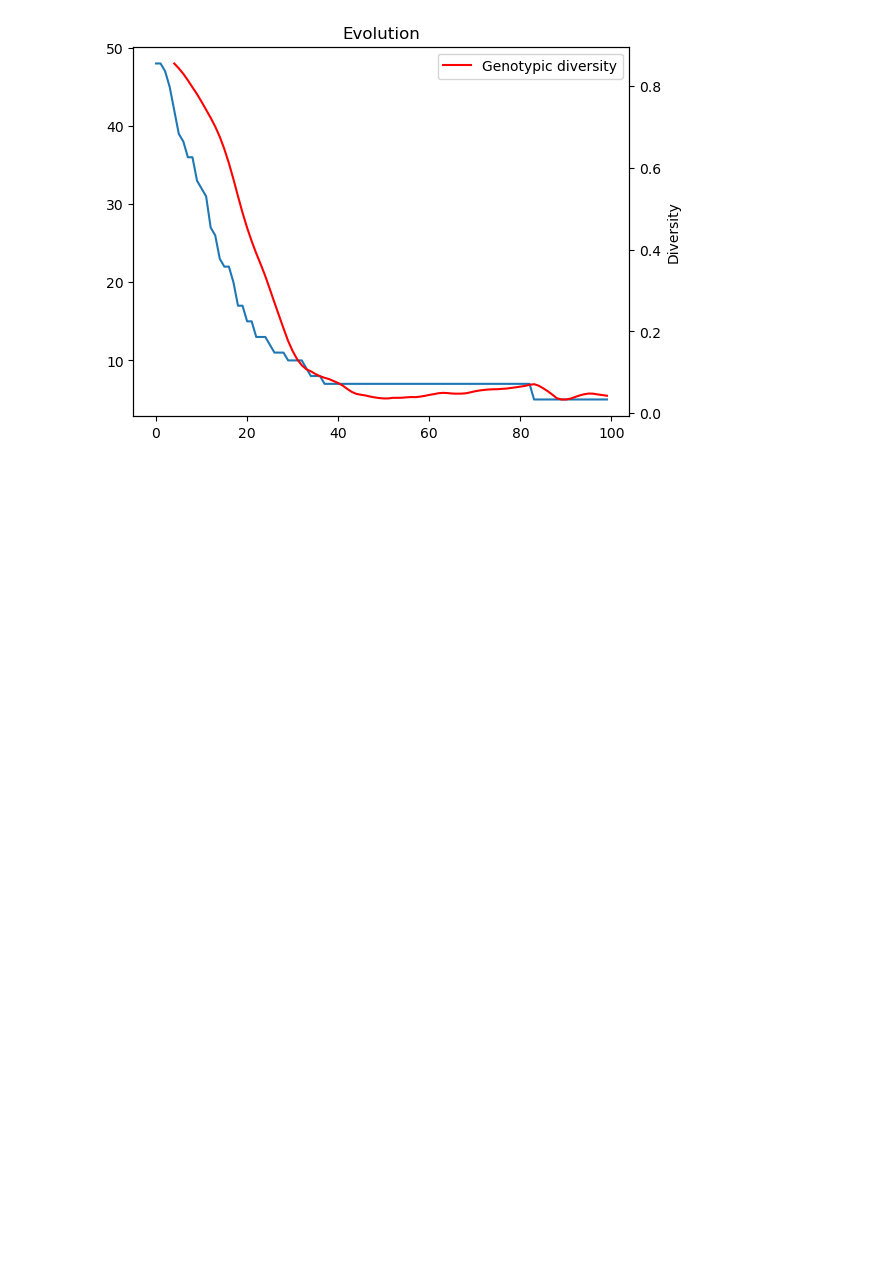
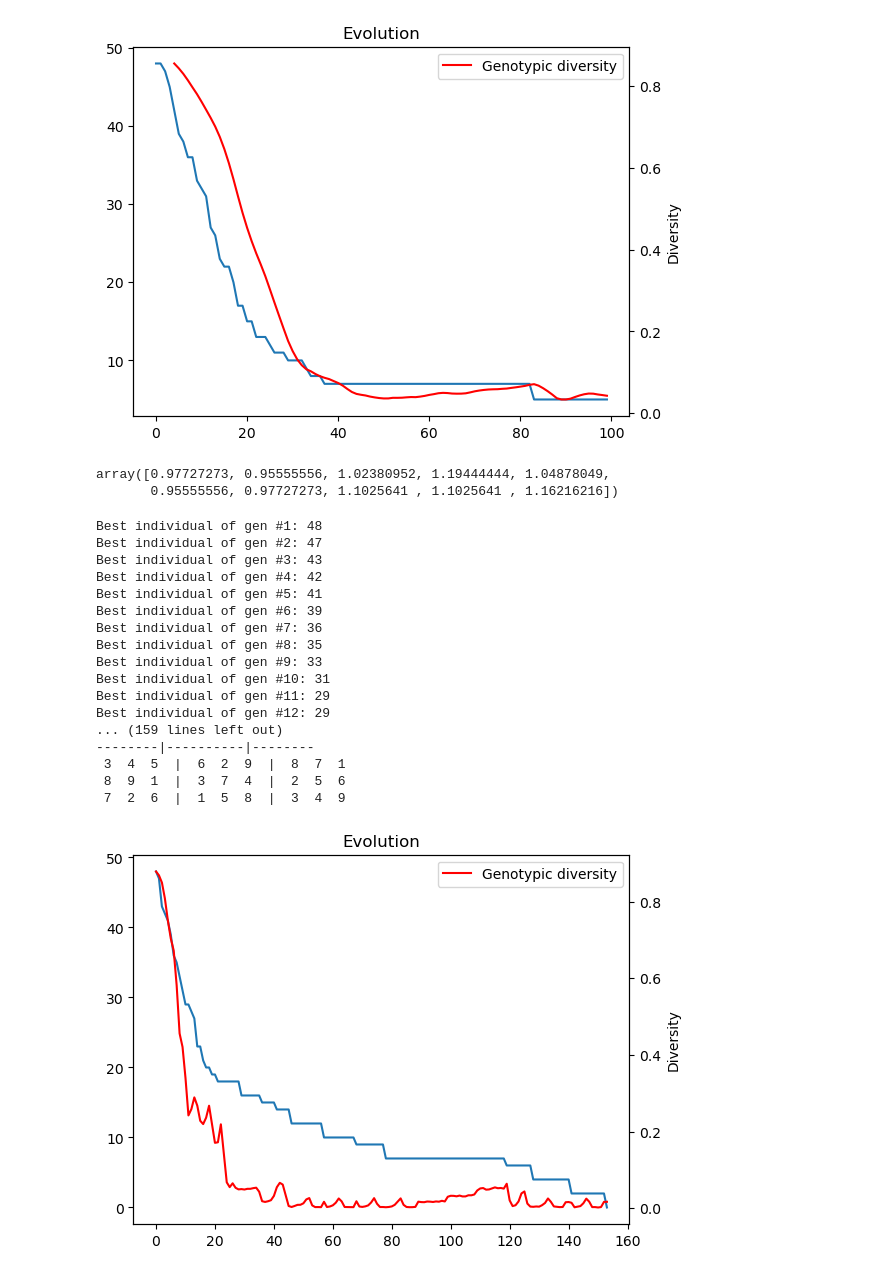
Before and after one commit to amarmate/CIFO24, a Jupyter notebook: experimentation and evaluation.ipynb, the cells around one changed output. Drawn from its saved outputs; the diff is of its cells as text; code cells hidden in the pictures; blank space fills up the shorter version.

Commit message:
Tested crossovers with easy boards, implemented inverted distances for fitness sharing

```diff
--- a/experimentation and evaluation.ipynb
+++ b/experimentation and evaluation.ipynb
@@ -171,2 +185,58 @@ population.plot_history( genodiv=True)
+# %%
+easy_board = np.array([[9,1,0,0,0,0,4,2,7],
+ [0,0,0,0,0,3,9,1,5],
+ [2,5,4,7,0,0,6,8,0],
+ [4,7,0,0,8,6,0,3,2],
+ [0,6,0,4,0,0,0,0,8],
+ [5,0,0,0,1,2,0,6,0],
+ [3,4,0,6,2,0,0,0,1],
+ [0,0,0,3,0,0,0,0,0],
+ [0,2,6,0,0,8,0,0,9]])
+# %%
+population = pop.Population(size=10, initial_board=easy_board)
+
+population.get_distances(normalize=False, invert=True)
+# %% [output]
+array([0.97727273, 0.95555556, 1.02380952, 1.19444444, 1.04878049,
+       0.95555556, 0.97727273, 1.1025641 , 1.1025641 , 1.16216216])
+# %%
+population = pop.Population(size=1000, initial_board=easy_board)
+population.evolve(
+    gens = 200,
+    xo_prob = 0.9,
+    mut_prob = 0.05,
+    select_type='tournament',
+    xo='cycle',
+    direction= 'random',
+    mutation='swap-smart',
+    elite_size=200,
+    swap_number=1,
+    diversify='fitness-sharing',
+    verbose= True,
+    plateau_threshold=10,
+    invert_distances=True,
+    normalize_distances=False
+)
+
+population.plot_history( genodiv=True, ma_smooth_ratio=0.01)
+# %% [output]
+Best individual of gen #1: 48
+Best individual of gen #2: 47
+Best individual of gen #3: 43
+Best individual of gen #4: 42
+Best individual of gen #5: 41
+Best individual of gen #6: 39
+Best individual of gen #7: 36
+Best individual of gen #8: 35
+Best individual of gen #9: 33
+Best individual of gen #10: 31
+Best individual of gen #11: 29
+Best individual of gen #12: 29
+... (159 lines left out)
+--------|----------|--------
+ 3  4  5  |  6  2  9  |  8  7  1
+ 8  9  1  |  3  7  4  |  2  5  6
+ 7  2  6  |  1  5  8  |  3  4  9
+[figure, added]
 # %%
 history_dict = {}
```
Also changed, not shown: parts of 10 cells of this notebook, 3 other files.
